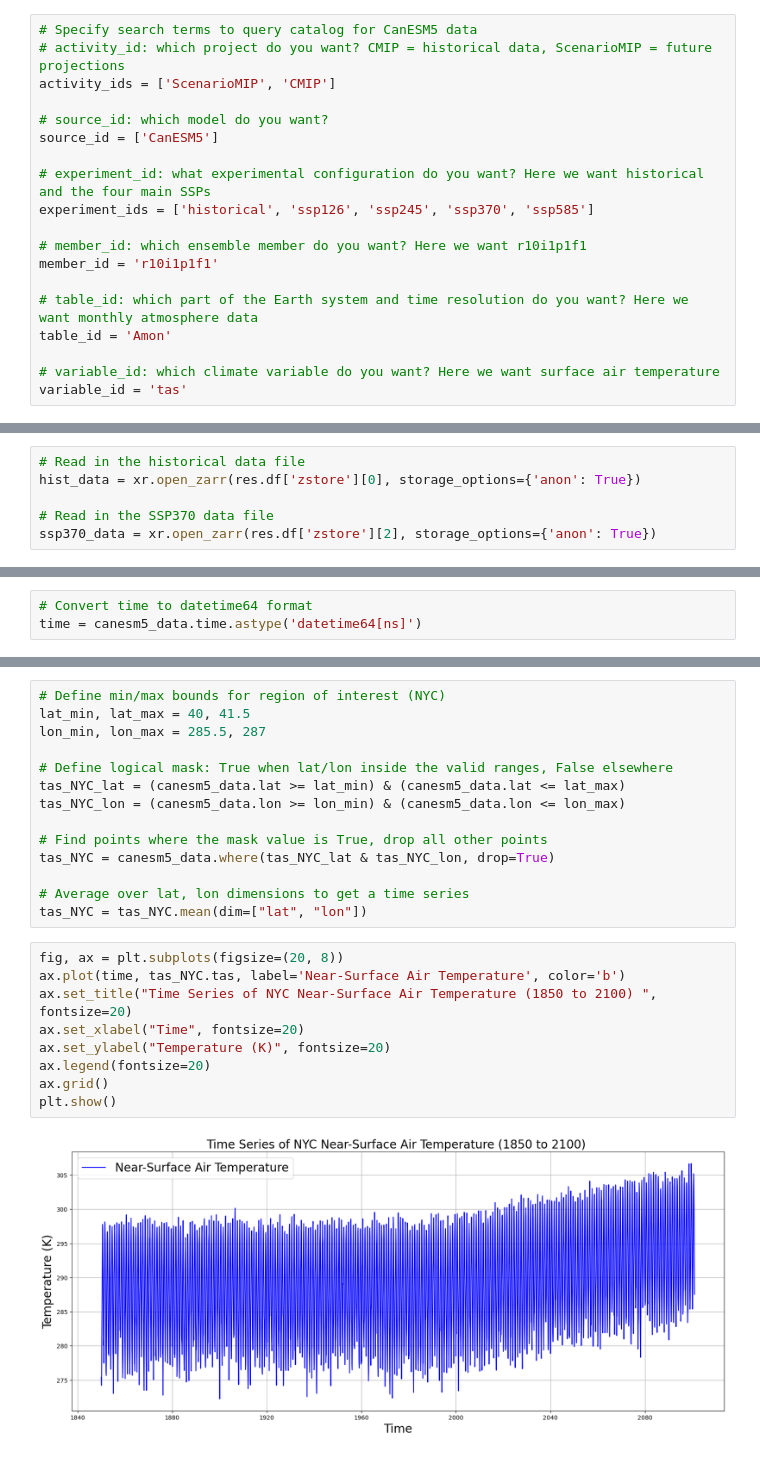
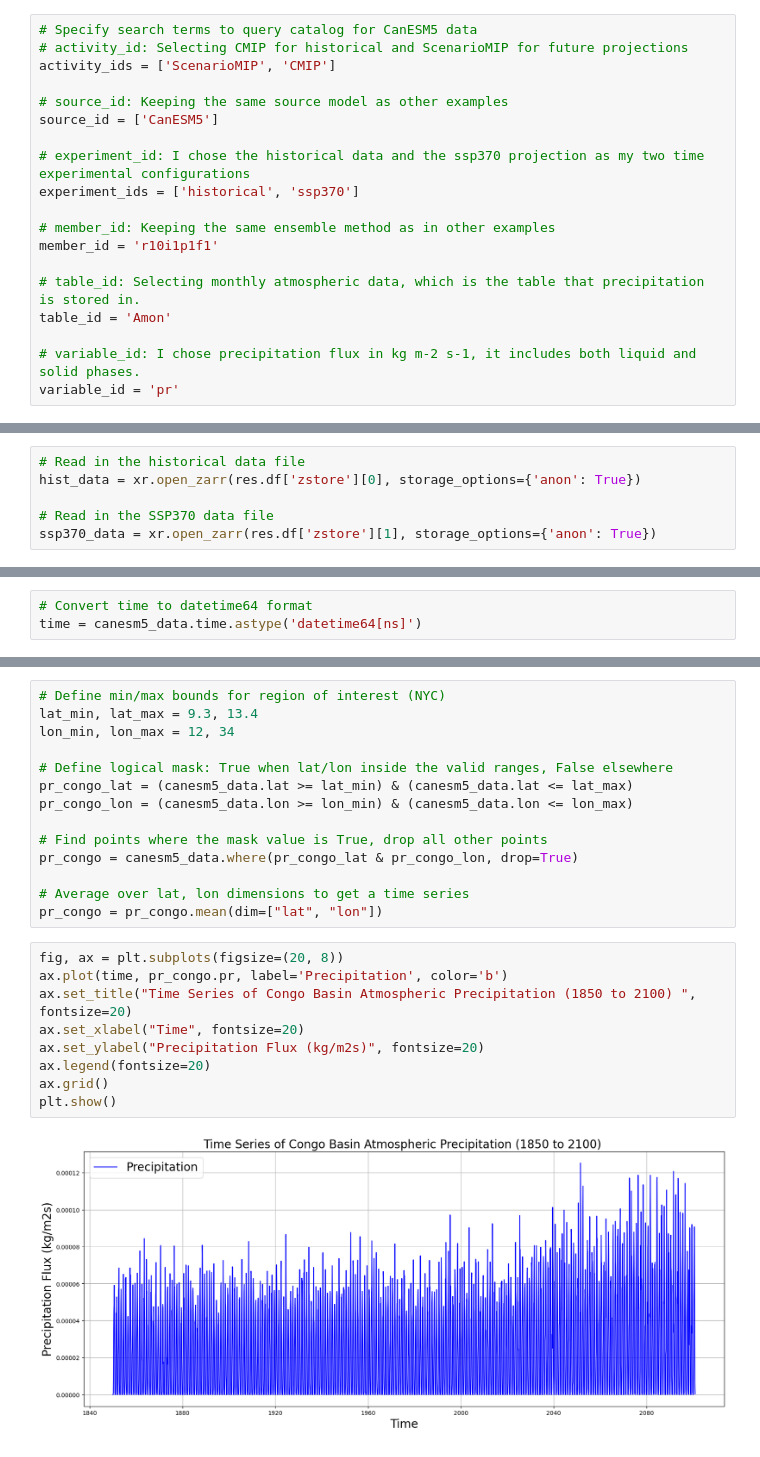
Before and after one commit to haylee360/eds296-hw1, a Jupyter notebook: eds296-hw1-hoyler.ipynb, the cells around one changed output, grey strips where cells are left out. Drawn from its saved outputs; the diff is of its cells as text.

Commit message:
Precip for congo basin

```diff
--- a/eds296-hw1-hoyler.ipynb
+++ b/eds296-hw1-hoyler.ipynb
@@ -55,23 +55,23 @@ import s3fs
 catalog = intake.open_esm_datastore('https://cmip6-pds.s3.amazonaws.com/pangeo-cmip6.json')
 # %%
 # Specify search terms to query catalog for CanESM5 data
-# activity_id: which project do you want? CMIP = historical data, ScenarioMIP = future projections
+# activity_id: Selecting CMIP for historical and ScenarioMIP for future projections
 activity_ids = ['ScenarioMIP', 'CMIP']
 
-# source_id: which model do you want?
+# source_id: Keeping the same source model as other examples
 source_id = ['CanESM5']
 
-# experiment_id: what experimental configuration do you want? Here we want historical and the four main SSPs
-experiment_ids = ['historical', 'ssp126', 'ssp245', 'ssp370', 'ssp585']
+# experiment_id: I chose the historical data and the ssp370 projection as my two time experimental configurations
+experiment_ids = ['historical', 'ssp370']
 
-# member_id: which ensemble member do you want? Here we want r10i1p1f1
+# member_id: Keeping the same ensemble method as in other examples
 member_id = 'r10i1p1f1'
 
-# table_id: which part of the Earth system and time resolution do you want? Here we want monthly atmosphere data
+# table_id: Selecting monthly atmospheric data, which is the table that precipitation is stored in.
 table_id = 'Amon'
 
-# variable_id: which climate variable do you want? Here we want surface air temperature
-variable_id = 'tas'
+# variable_id: I chose precipitation flux in kg m-2 s-1, it includes both liquid and solid phases.
+variable_id = 'pr'
 # %%
 # Search through catalog, store results in "res" variable
 res = catalog.search(activity_id=activity_ids, source_id=source_id, experiment_id=experiment_ids,
@@ -91,7 +88,7 @@ display(res.df)
 hist_data = xr.open_zarr(res.df['zstore'][0], storage_options={'anon': True})
 
 # Read in the SSP370 data file
-ssp370_data = xr.open_zarr(res.df['zstore'][2], storage_options={'anon': True})
+ssp370_data = xr.open_zarr(res.df['zstore'][1], storage_options={'anon': True})
 # %%
 # Concatenate historical and future projection data
 canesm5_data = xr.concat([hist_data, ssp370_data], dim="time")
@@ -101,25 +158,25 @@ time = canesm5_data.time.astype('datetime64[ns]')
 # %%
 # Define min/max bounds for region of interest (NYC)
-lat_min, lat_max = 40, 41.5
-lon_min, lon_max = 285.5, 287
+lat_min, lat_max = 9.3, 13.4
+lon_min, lon_max = 12, 34
 
 # Define logical mask: True when lat/lon inside the valid ranges, False elsewhere
-tas_NYC_lat = (canesm5_data.lat >= lat_min) & (canesm5_data.lat <= lat_max)
-tas_NYC_lon = (canesm5_data.lon >= lon_min) & (canesm5_data.lon <= lon_max)
+pr_congo_lat = (canesm5_data.lat >= lat_min) & (canesm5_data.lat <= lat_max)
+pr_congo_lon = (canesm5_data.lon >= lon_min) & (canesm5_data.lon <= lon_max)
 
 # Find points where the mask value is True, drop all other points
-tas_NYC = canesm5_data.where(tas_NYC_lat & tas_NYC_lon, drop=True)
+pr_congo = canesm5_data.where(pr_congo_lat & pr_congo_lon, drop=True)
 
 # Average over lat, lon dimensions to get a time series
-tas_NYC = tas_NYC.mean(dim=["lat", "lon"])
+pr_congo = pr_congo.mean(dim=["lat", "lon"])
 # %%
 fig, ax = plt.subplots(figsize=(20, 8))
-ax.plot(time, tas_NYC.tas, label='Near-Surface Air Temperature', color='b')
-ax.set_title("Time Series of NYC Near-Surface Air Temperature (1850 to 2100) ", fontsize=20)
+ax.plot(time, pr_congo.pr, label='Precipitation', color='b')
+ax.set_title("Time Series of Congo Basin Atmospheric Precipitation (1850 to 2100) ", fontsize=20)
 ax.set_xlabel("Time", fontsize=20)
-ax.set_ylabel("Temperature (K)", fontsize=20)
+ax.set_ylabel("Precipitation Flux (kg/m2s)", fontsize=20)
 ax.legend(fontsize=20)
 ax.grid()
 plt.show()
 # %% [output]
-[figure, old version]
+[figure, new version]
```
Also changed, not shown: parts of 3 cells of this notebook.
